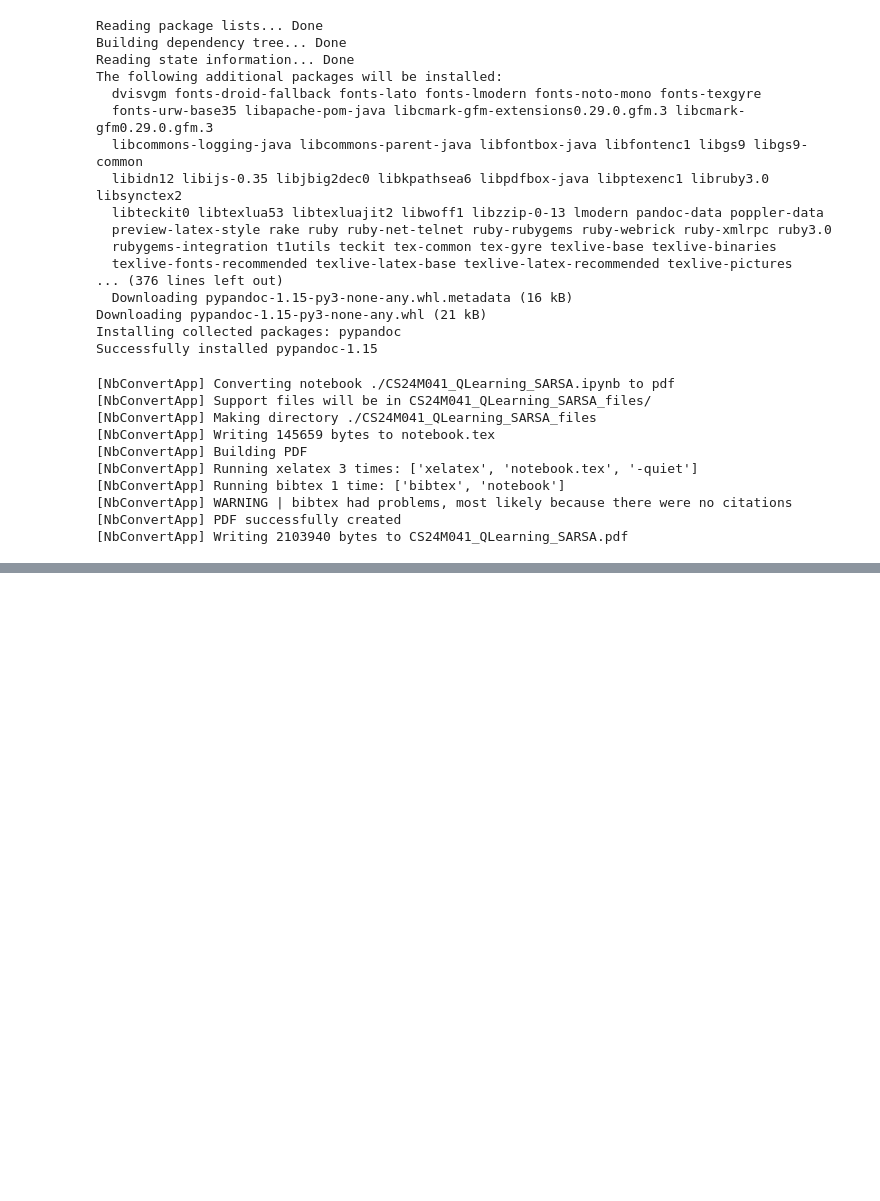
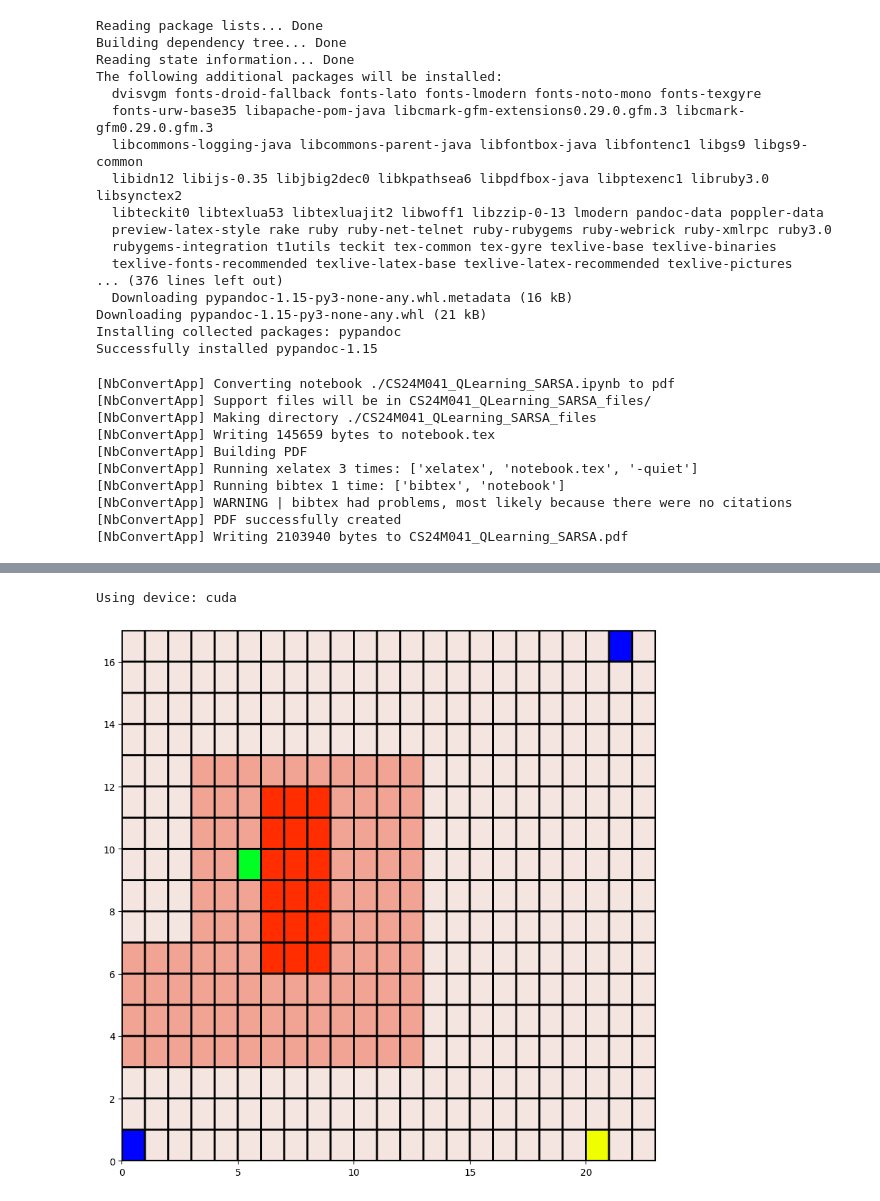
Before and after one commit to sankarvinayak/RL-assignments, a Jupyter notebook: CS24M041_QLearning_SARSA.ipynb, the cells around one changed output, grey strips where cells are left out. Cells and saved outputs as stored; diff of their text form; code cells hidden in the pictures; blank space fills up the shorter version.

Commit message:
attept to port to cuda

```diff
--- a/CS24M041_QLearning_SARSA.ipynb
+++ b/CS24M041_QLearning_SARSA.ipynb
@@ -857,0 +1000,32 @@ Successfully installed pypandoc-1.15
+# %%
+import torch
+import torch.nn as nn
+import torch.optim as optim
+import numpy as np
+import matplotlib.pyplot as plt
+from tqdm import tqdm
+from IPython.display import clear_output
+from scipy.special import softmax
+
+# Detect GPU
+device = torch.device("cuda" if torch.cuda.is_available() else "cpu")
+print("Using device:", device)
+
+# GridWorld Environment
+from grid_world import GridWorldEnv, GridWorldWindyEnv
+
+# Define constants
+world = 'grid_world2.txt'
+goal_reward = 100
+start_states = [(0,0), (0,20), (16,21)]
+goal_states = [(9,5)]
+max_steps = 10000
+
+env = GridWorldEnv(world, goal_reward=goal_reward, start_states=start_states, goal_states=goal_states,
+                   max_steps=max_steps, action_fail_prob=0.2)
+
+plt.figure(figsize=(10, 10))
+env.render(ax=plt, render_agent=True)  # Render environment
+# %% [output]
+Using device: cuda
+[figure, added]
```
Also changed, not shown: parts of 8 cells of this notebook.
